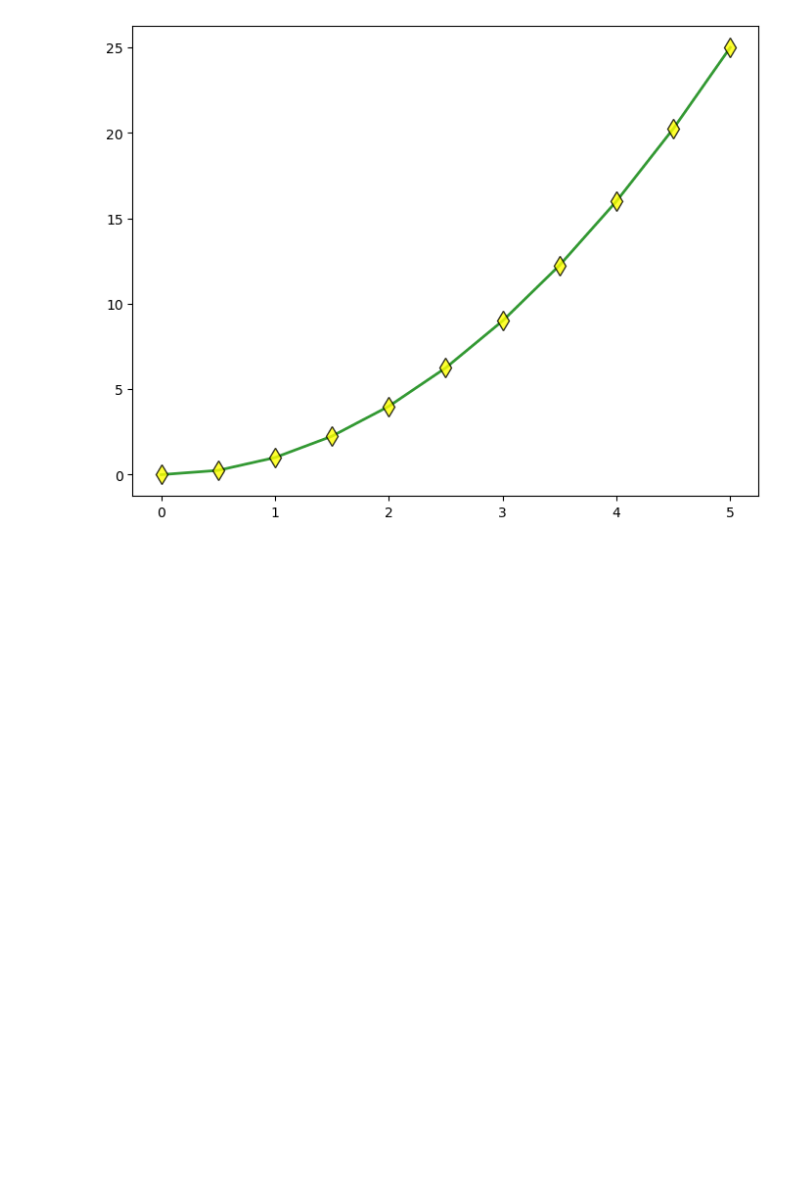
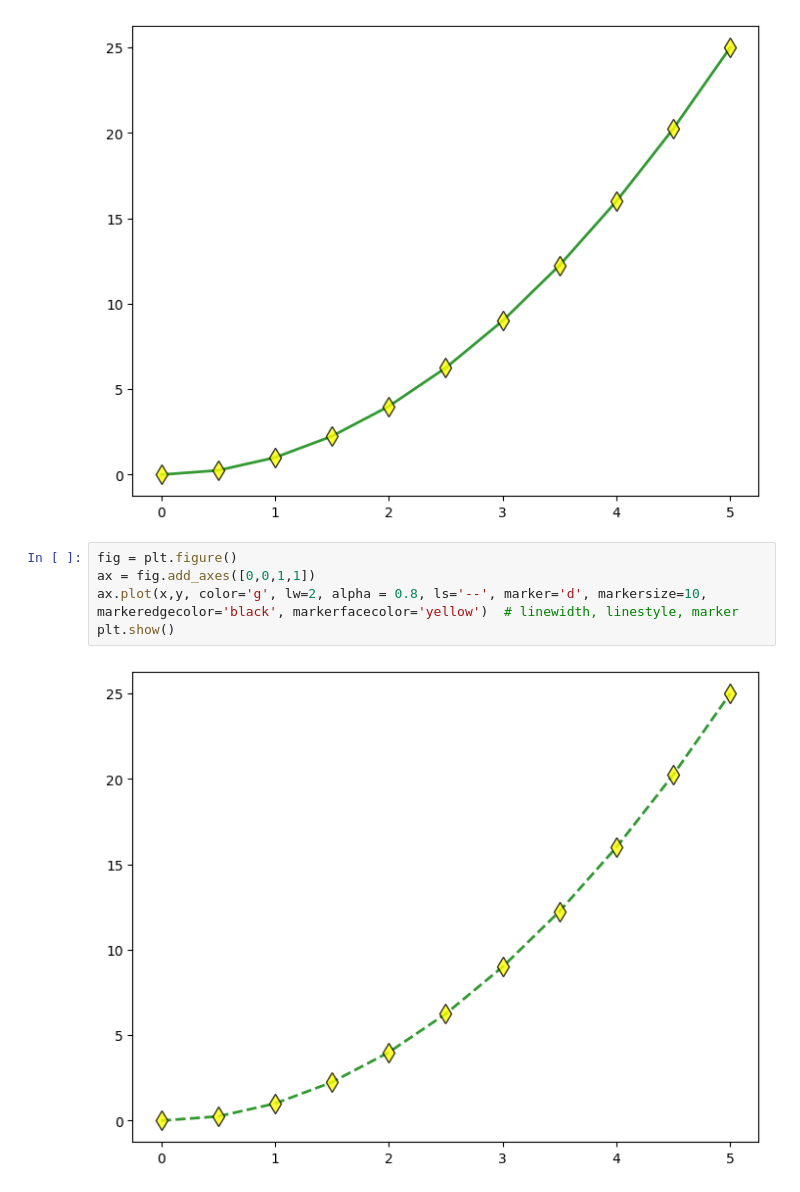
Before and after one commit to SwornaGit/Python_Overview, a Jupyter notebook: Mathplotlib.ipynb, the cells around one changed output. Drawn from its saved outputs; the diff is of its cells as text; blank space fills up the shorter version.

Commit message:
added new plot

```diff
--- a/Mathplotlib.ipynb
+++ b/Mathplotlib.ipynb
@@ -352,3 +352,10 @@ ax.plot(x,y, color='g', lw=2, alpha = 0.8, ls='-', marker='d', markersize=10, ma
 plt.show()
 # %% [output]
 [figure]
+# %%
+fig = plt.figure()
+ax = fig.add_axes([0,0,1,1])
+ax.plot(x,y, color='g', lw=2, alpha = 0.8, ls='--', marker='d', markersize=10, markeredgecolor='black', markerfacecolor='yellow')  # linewidth, linestyle, marker
+plt.show()
+# %% [output]
+[figure, added]
```
